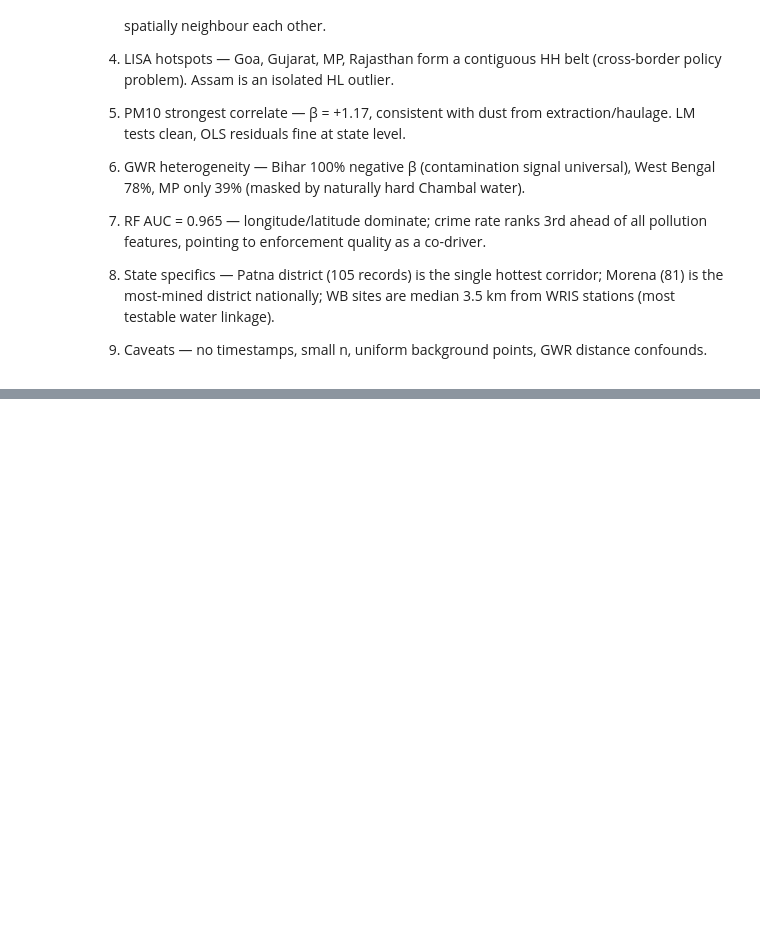
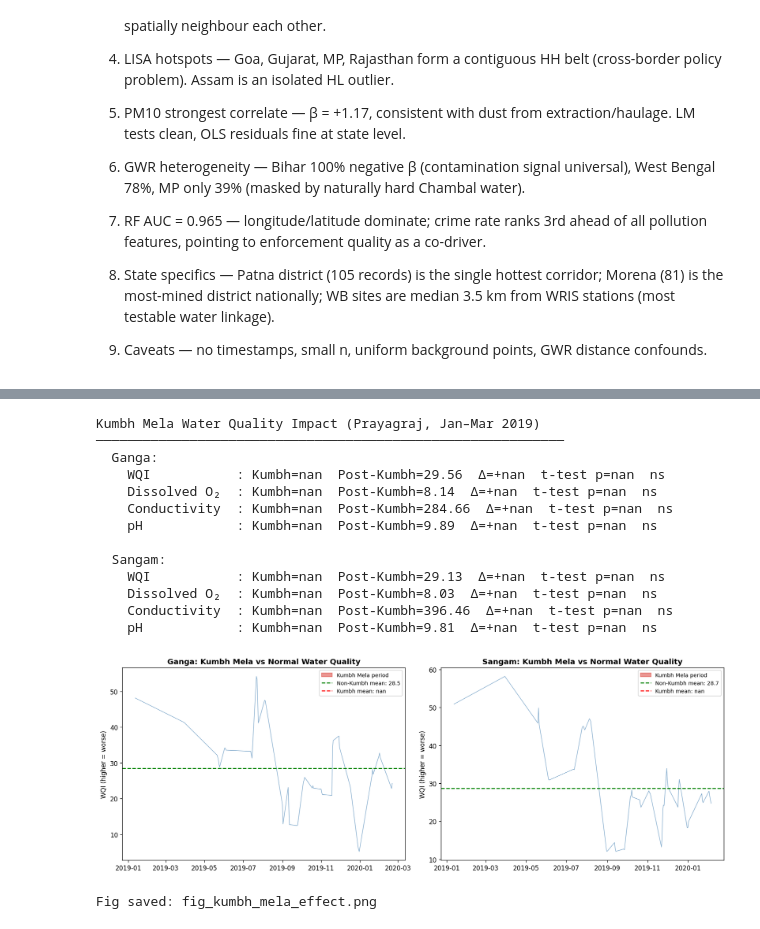
Before and after one commit to manyagarggg/dsmprojectwebsite, a Jupyter notebook: spatial_analysis.ipynb, the cells around one changed output, grey strips where cells are left out. Drawn from its saved outputs; the diff is of its cells as text; code cells hidden in the pictures; blank space fills up the shorter version.

```diff
--- a/spatial_analysis.ipynb
+++ b/spatial_analysis.ipynb
@@ -1416,0 +1588,58 @@ SUMMARY
+# %%
+# ── 11d. Kumbh Mela Effect Analysis ──
+# The 2019 Kumbh Mela (world's largest human gathering, ~120M pilgrims)
+# took place at the Sangam, Prayagraj, Jan 15 – Mar 4, 2019.
+# Both sensors were deployed at this event — a unique natural experiment.
+
+kumbh_g  = ganga[  (ganga['Date']  >= '2019-01-15') & (ganga['Date']  <= '2019-03-04')]
+post_g   = ganga[  (ganga['Date']  >  '2019-03-04') & (ganga['Date']  <= '2019-12-31')]
+kumbh_s  = sangam[ (sangam['Date'] >= '2019-01-15') & (sangam['Date'] <= '2019-03-04')]
+post_s   = sangam[ (sangam['Date'] >  '2019-03-04') & (sangam['Date'] <= '2019-12-31')]
+
+print("Kumbh Mela Water Quality Impact (Prayagraj, Jan–Mar 2019)")
+print("─" * 60)
+for name, kumb, rest in [('Ganga',kumbh_g,post_g), ('Sangam',kumbh_s,post_s)]:
+    print(f"  {name}:")
+    for var, label in [('WQI','WQI'), ('DO','Dissolved O₂'), ('Cond','Conductivity'), ('pH','pH')]:
+        t_stat, t_p = stats.ttest_ind(kumb[var].dropna(), rest[var].dropna())
+        print(f"    {label:14s}: Kumbh={kumb[var].mean():.2f}  Post-Kumbh={rest[var].mean():.2f}  "
+              f"Δ={kumb[var].mean()-rest[var].mean():+.2f}  t-test p={t_p:.4f}  "
+              f"{'***' if t_p<.001 else '**' if t_p<.01 else '*' if t_p<.05 else 'ns'}")
+    print()
+
+# Ganga: daily WQI during Kumbh vs rest of year
+fig, axes = plt.subplots(1, 2, figsize=(14, 5))
+for ax, (name, df) in zip(axes, [('Ganga',ganga), ('Sangam',sangam)]):
+    df2 = df.copy(); df2['date'] = df2['Date'].dt.normalize()
+    dly = df2.groupby('date')['WQI'].mean()
+    kumbh_mask = (dly.index >= pd.Timestamp('2019-01-15')) & (dly.index <= pd.Timestamp('2019-03-04'))
+    ax.plot(dly.index, dly.values, color='steelblue', lw=0.8, alpha=0.7)
+    ax.fill_between(dly.index, dly.values, where=kumbh_mask, color='#d73027', alpha=0.5,
+                    label='Kumbh Mela period')
+    ax.axhline(dly[~kumbh_mask].mean(), color='green', ls='--', lw=1.5,
+               label=f'Non-Kumbh mean: {dly[~kumbh_mask].mean():.1f}')
+    ax.axhline(dly[kumbh_mask].mean(),  color='red',   ls='--', lw=1.5,
+               label=f'Kumbh mean: {dly[kumbh_mask].mean():.1f}')
+    ax.set_title(f'{name}: Kumbh Mela vs Normal Water Quality', fontweight='bold')
+    ax.set_ylabel('WQI (higher = worse)'); ax.legend(fontsize=8.5)
+
+plt.tight_layout()
+plt.savefig('fig_kumbh_mela_effect.png', bbox_inches='tight')
+plt.show()
+print("Fig saved: fig_kumbh_mela_effect.png")
+# %% [output]
+Kumbh Mela Water Quality Impact (Prayagraj, Jan–Mar 2019)
+────────────────────────────────────────────────────────────
+  Ganga:
+    WQI           : Kumbh=nan  Post-Kumbh=29.56  Δ=+nan  t-test p=nan  ns
+    Dissolved O₂  : Kumbh=nan  Post-Kumbh=8.14  Δ=+nan  t-test p=nan  ns
+    Conductivity  : Kumbh=nan  Post-Kumbh=284.66  Δ=+nan  t-test p=nan  ns
+    pH            : Kumbh=nan  Post-Kumbh=9.89  Δ=+nan  t-test p=nan  ns
+
+  Sangam:
+    WQI           : Kumbh=nan  Post-Kumbh=29.13  Δ=+nan  t-test p=nan  ns
+    Dissolved O₂  : Kumbh=nan  Post-Kumbh=8.03  Δ=+nan  t-test p=nan  ns
+    Conductivity  : Kumbh=nan  Post-Kumbh=396.46  Δ=+nan  t-test p=nan  ns
+    pH            : Kumbh=nan  Post-Kumbh=9.81  Δ=+nan  t-test p=nan  ns
+[figure, added]
+Fig saved: fig_kumbh_mela_effect.png
```
Also changed, not shown: parts of 10 cells of this notebook, 38 other files.
